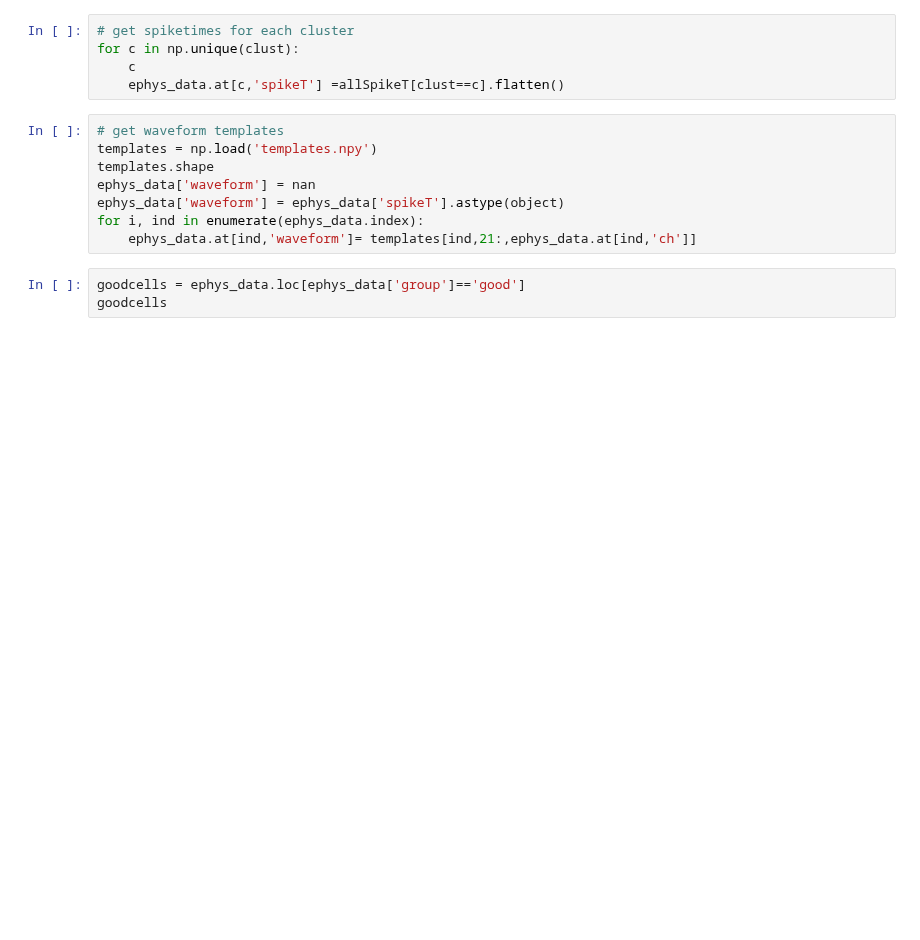
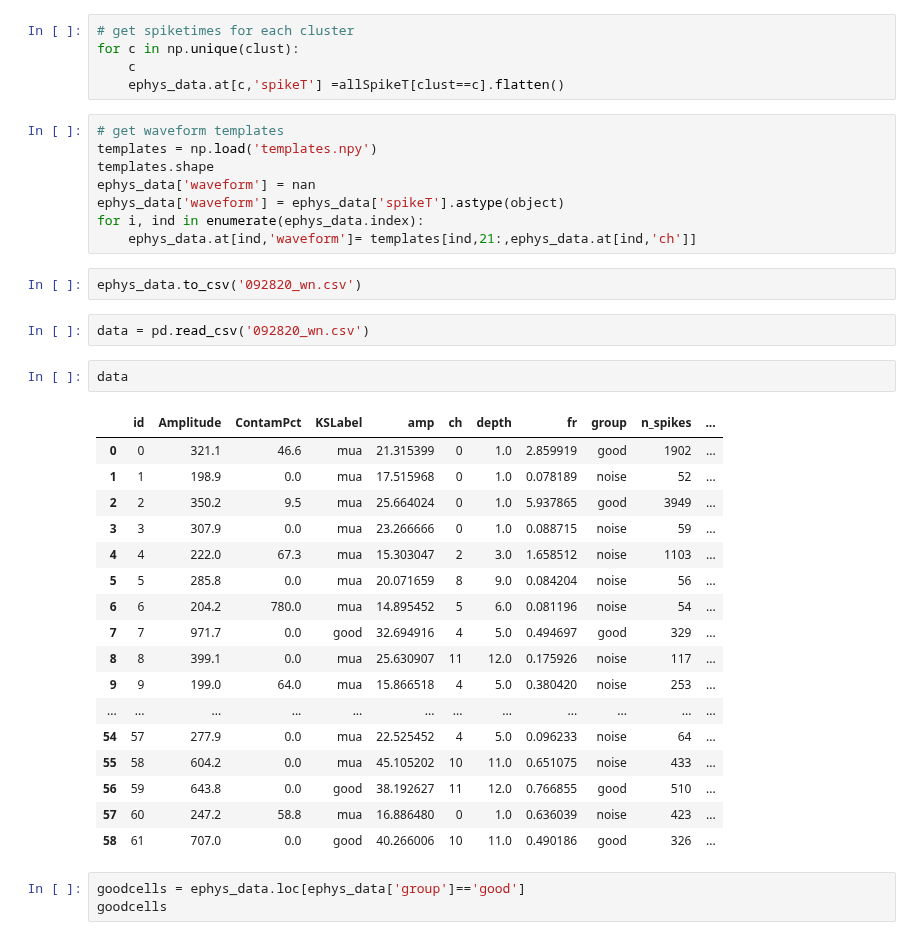
Before and after one commit to nielllab/FreelyMovingEphys, a Jupyter notebook: spikes_cmn.ipynb, the cells around one changed output. Drawn from its saved outputs; the diff is of its cells as text; blank space fills up the shorter version.

```diff
--- a/spikes_cmn.ipynb
+++ b/spikes_cmn.ipynb
@@ -102,6 +101,30 @@ ephys_data['waveform'] = nan
 ephys_data['waveform'] = ephys_data['spikeT'].astype(object)
 for i, ind in enumerate(ephys_data.index):
     ephys_data.at[ind,'waveform']= templates[ind,21:,ephys_data.at[ind,'ch']]
+# %%
+ephys_data.to_csv('092820_wn.csv')
+# %%
+data = pd.read_csv('092820_wn.csv')
+# %%
+data
+# %% [output]
+|  | id | Amplitude | ContamPct | KSLabel | amp | ch | depth | fr | group | n_spikes | ... |
+| 0 | 0 | 321.1 | 46.6 | mua | 21.315399 | 0 | 1.0 | 2.859919 | good | 1902 | ... |
+| 1 | 1 | 198.9 | 0.0 | mua | 17.515968 | 0 | 1.0 | 0.078189 | noise | 52 | ... |
+| 2 | 2 | 350.2 | 9.5 | mua | 25.664024 | 0 | 1.0 | 5.937865 | good | 3949 | ... |
+| 3 | 3 | 307.9 | 0.0 | mua | 23.266666 | 0 | 1.0 | 0.088715 | noise | 59 | ... |
+| 4 | 4 | 222.0 | 67.3 | mua | 15.303047 | 2 | 3.0 | 1.658512 | noise | 1103 | ... |
+| 5 | 5 | 285.8 | 0.0 | mua | 20.071659 | 8 | 9.0 | 0.084204 | noise | 56 | ... |
+| 6 | 6 | 204.2 | 780.0 | mua | 14.895452 | 5 | 6.0 | 0.081196 | noise | 54 | ... |
+| 7 | 7 | 971.7 | 0.0 | good | 32.694916 | 4 | 5.0 | 0.494697 | good | 329 | ... |
+| 8 | 8 | 399.1 | 0.0 | mua | 25.630907 | 11 | 12.0 | 0.175926 | noise | 117 | ... |
+| 9 | 9 | 199.0 | 64.0 | mua | 15.866518 | 4 | 5.0 | 0.380420 | noise | 253 | ... |
+| ... | ... | ... | ... | ... | ... | ... | ... | ... | ... | ... | ... |
+| 54 | 57 | 277.9 | 0.0 | mua | 22.525452 | 4 | 5.0 | 0.096233 | noise | 64 | ... |
+| 55 | 58 | 604.2 | 0.0 | mua | 45.105202 | 10 | 11.0 | 0.651075 | noise | 433 | ... |
+| 56 | 59 | 643.8 | 0.0 | good | 38.192627 | 11 | 12.0 | 0.766855 | good | 510 | ... |
+| 57 | 60 | 247.2 | 58.8 | mua | 16.886480 | 0 | 1.0 | 0.636039 | noise | 423 | ... |
+| 58 | 61 | 707.0 | 0.0 | good | 40.266006 | 10 | 11.0 | 0.490186 | good | 326 | ... |
 # %%
 goodcells = ephys_data.loc[ephys_data['group']=='good']
 goodcells
```
Also changed, not shown: parts of 7 cells of this notebook, 1 other file.
